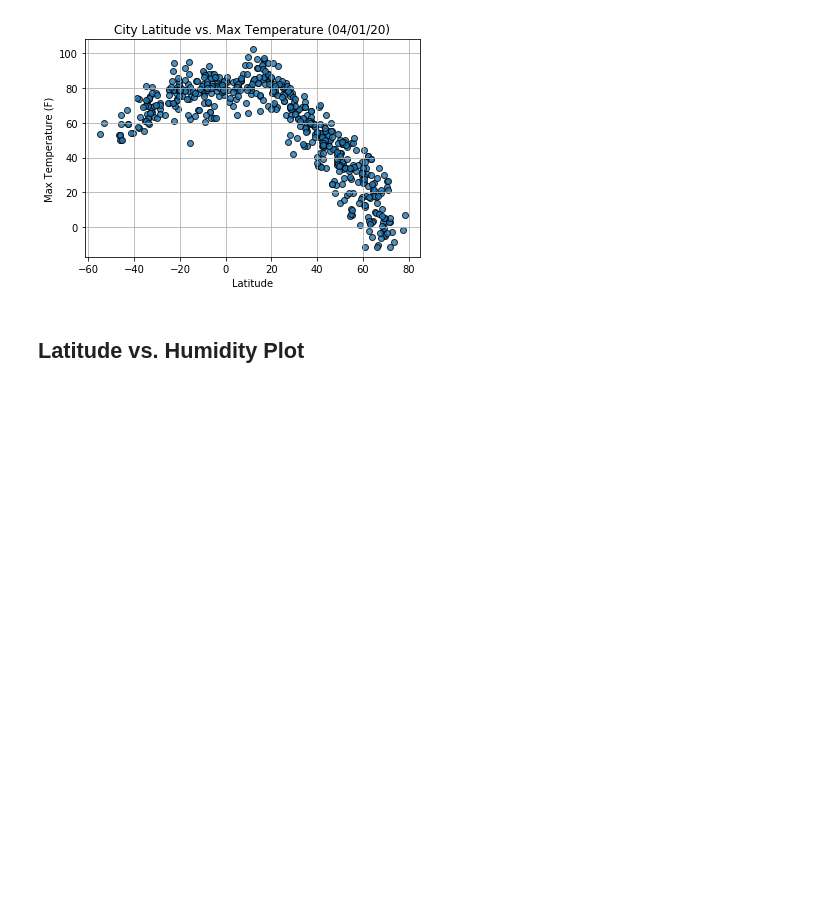
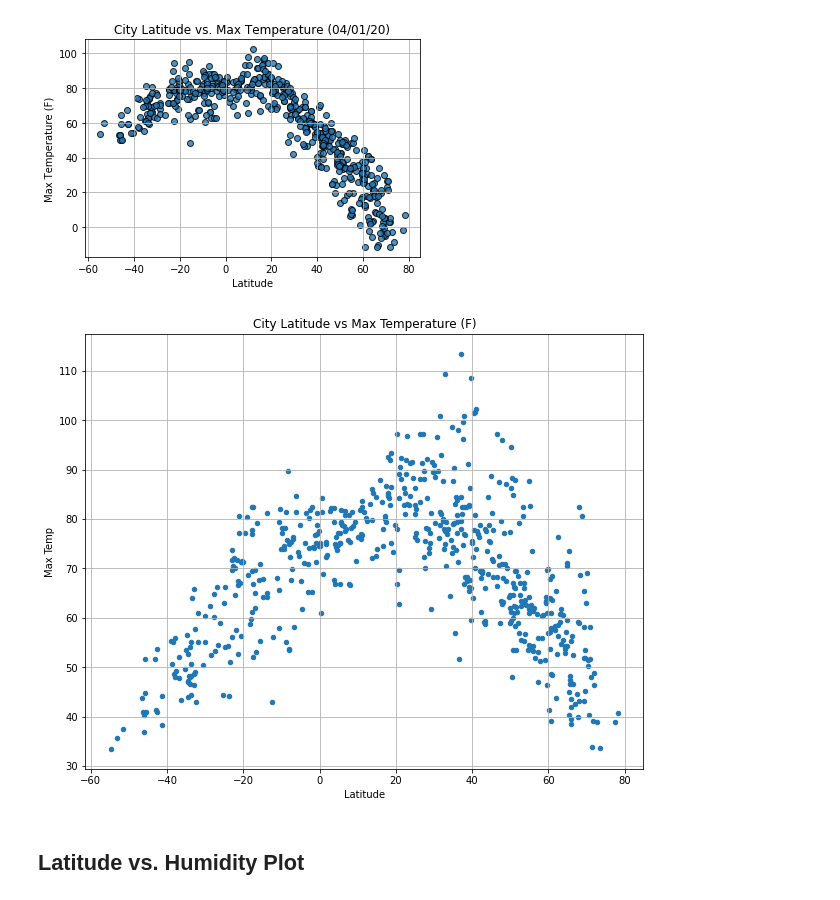
Before and after one commit to DasaSimo/python-api-challenge, a Jupyter notebook: WeatherPy/WeatherPy.ipynb, the cells around one changed output. Cells and saved outputs as stored; diff of their text form; code cells hidden in the pictures; blank space fills up the shorter version.

```diff
--- a/WeatherPy/WeatherPy.ipynb
+++ b/WeatherPy/WeatherPy.ipynb
@@ -223,6 +225,14 @@ clean_city_data
 # %%
 # %% [output]
 [figure]
+# %%
+
+clean_city_data.plot(kind="scatter", x="Latitude", y="Max Temp", grid=True, figsize=(10,8),
+              title="City Latitude vs Max Temperature (F)")
+
+plt.show()
+# %% [output]
+[figure, added]
 # %% [markdown]
 ## Latitude vs. Humidity Plot
 # %%
```
Also changed, not shown: parts of 8 cells of this notebook, 1 other file.
